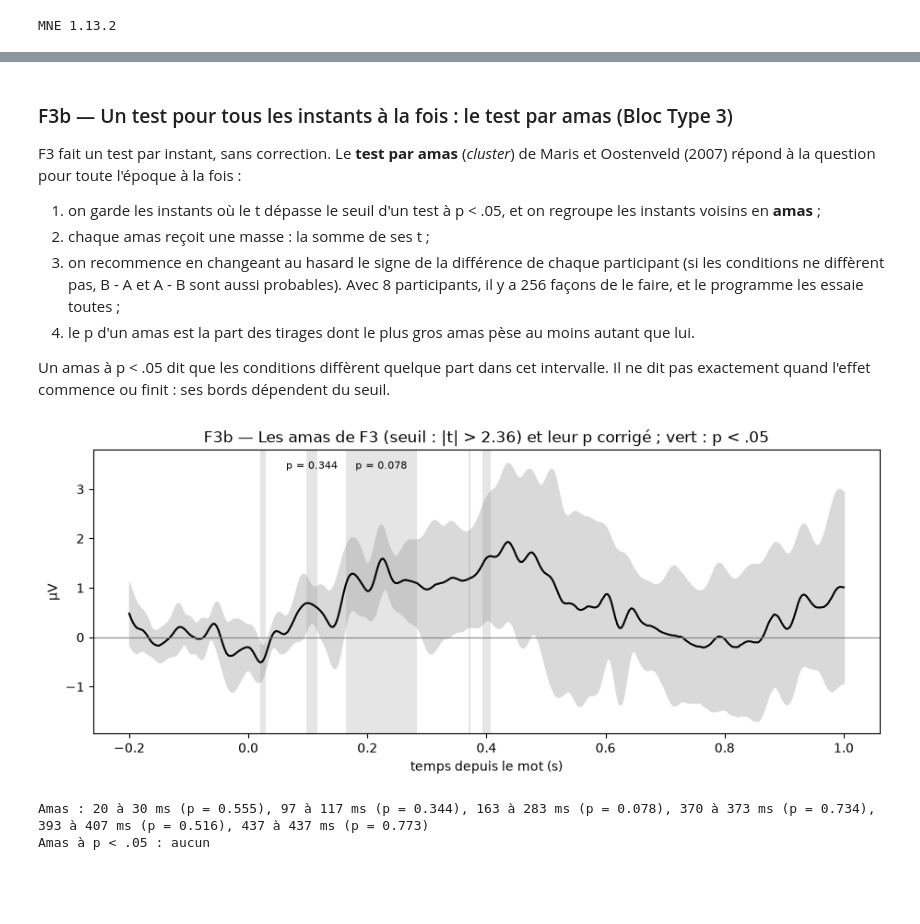
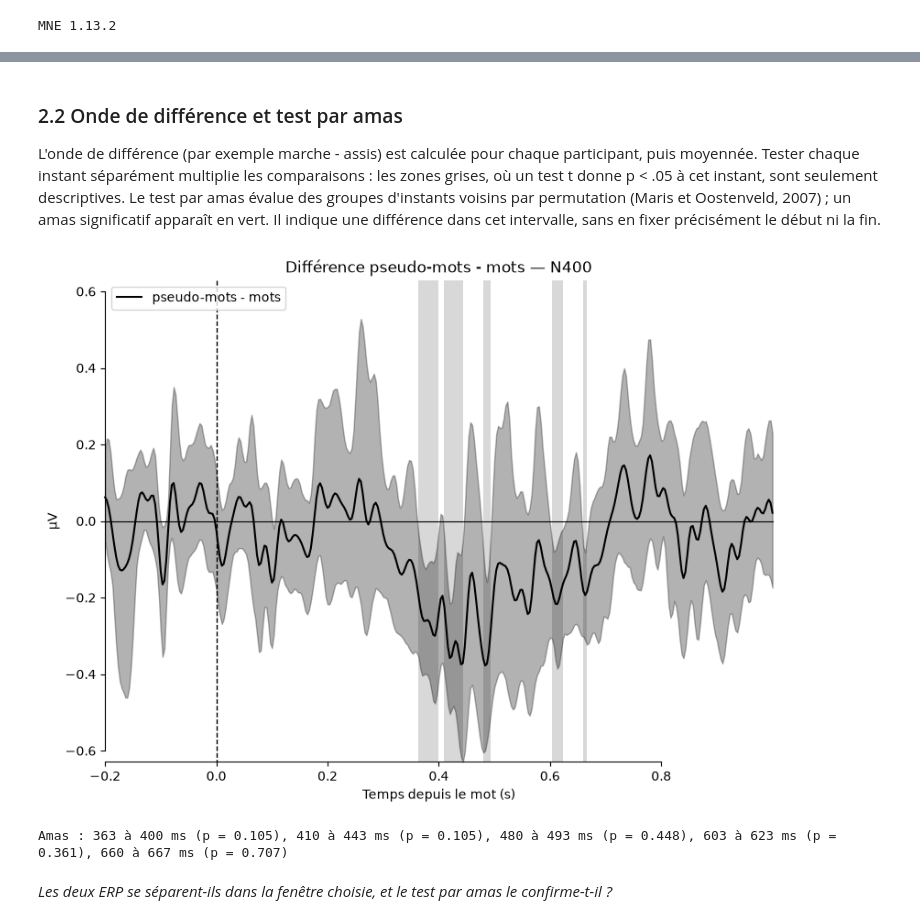
Before and after one commit to thecocolab/PSY2007D-UdeM, a Jupyter notebook: 09_analysis1_lexicaldecision.ipynb, the cells around one changed output, grey strips where cells are left out. Saved outputs shown, nothing was run; the diff lists cells and outputs as text; code cells hidden in the pictures; blank space fills up the shorter version.

```diff
--- a/09_analysis1_lexicaldecision.ipynb
+++ b/09_analysis1_lexicaldecision.ipynb
@@ -300,19 +353,25 @@ fréquents, il y a peu de chances de voir une différence dans l'EEG.
 # %%
 # ---- 1.1 Les moyennes de chaque participant --------------------------------------------------------------------------------------
 if HYPOTHESE == 'posture':
-    choisis = essais.assign(condition=essais['posture'])     # tous les essais (mots et pseudo-mots), selon la posture
+    choisis = essais.assign(condition=essais['posture'])     # tous les essais, mots et pseudo-mots
 elif HYPOTHESE == 'frequence':
-    choisis = essais[essais['type'].isin(['HF', 'LF'])]      # seulement les mots, fréquents ou rares
+    choisis = essais[essais['type'].isin(['HF', 'LF'])]
     if POSTURE != 'les deux':
         choisis = choisis[choisis['posture'] == POSTURE]
     choisis = choisis.assign(condition=choisis['type'])
-else:                                                        # 'lexicalite' : tous les essais, mots ou pseudo-mots
+elif HYPOTHESE == 'tr':                                      # de part et d'autre du TR médian du participant, dans chaque posture et type de mot
+    choisis = essais[essais['tr_valide']] if POSTURE == 'les deux' else essais[essais['tr_valide'] & (essais['posture'] == POSTURE)]
+    mediane = choisis.groupby(['participant', 'posture', 'type'])['tr_ms'].transform('median')
+    choisis = choisis.assign(condition=np.where(choisis['tr_ms'] > mediane, 'lents', 'rapides'))
+else:
     choisis = essais if POSTURE == 'les deux' else essais[essais['posture'] == POSTURE]
     choisis = choisis.assign(condition=np.where(choisis['type'] == 'pseudo', 'pseudo-mots', 'mots'))
-tr = choisis[choisis['tr_valide']].groupby(['participant', 'condition'])['tr_ms'].mean()   # TR moyen des réponses correctes
-exactitude = choisis.groupby(['participant', 'condition'])['correct'].mean()              # part de réponses correctes
+tr = choisis[choisis['tr_valide']].groupby(['participant', 'condition'])['tr_ms'].mean()   # réponse correcte, 250 ms ou plus, pas aberrante
+exactitude = choisis.groupby(['participant', 'condition'])['correct'].mean()              # une omission (correct vide) ne compte pas
 comport = pd.DataFrame({'TR (ms)': tr, 'Exactitude (%)': 100 * exactitude}).reset_index()
-comport['IES (ms)'] = comport['TR (ms)'] / (comport['Exactitude (%)'] / 100)               # IES = TR / exactitude
+comport['IES (ms)'] = comport['TR (ms)'] / (comport['Exactitude (%)'] / 100)
+if HYPOTHESE == 'tr':                                        # seules les réponses correctes ont un TR : l'exactitude n'a pas de sens ici
+    comport = comport[['participant', 'condition', 'TR (ms)']]
 comport.round(1)
 # %% [output]
 |  | participant | condition | TR (ms) | Exactitude (%) | IES (ms) |
@@ -445,42 +506,30 @@ de la section 4, fait une seule fois, dans une fenêtre choisie à l'avance.
 # %% [markdown]
-### F3b — Un test pour tous les instants à la fois : le test par amas (Bloc Type 3)
+### 2.2 Onde de différence et test par amas
 
-F3 fait un test par instant, sans correction. Le **test par amas** (*cluster*) de Maris et Oostenveld (2007) répond à la question pour toute
-l'époque à la fois :
-1. on garde les instants où le t dépasse le seuil d'un test à p < .05, et on regroupe les instants voisins en **amas** ;
-2. chaque amas reçoit une masse : la somme de ses t ;
-3. on recommence en changeant au hasard le signe de la différence de chaque participant (si les conditions ne diffèrent pas, B - A et
-   A - B sont aussi probables). Avec 8 participants, il y a 256 façons de le faire, et le programme les essaie toutes ;
-4. le p d'un amas est la part des tirages dont le plus gros amas pèse au moins autant que lui.
-
-Un amas à p < .05 dit que les conditions diffèrent quelque part dans cet intervalle. Il ne dit pas exactement quand l'effet commence ou
-finit : ses bords dépendent du seuil.
+L'onde de différence (par exemple marche - assis) est calculée pour chaque participant, puis moyennée. Tester chaque instant séparément
+multiplie les comparaisons : les zones grises, où un test t donne p < .05 à cet instant, sont seulement descriptives. Le test par amas évalue
+des groupes d'instants voisins par permutation (Maris et Oostenveld, 2007) ; un amas significatif apparaît en vert. Il indique une différence
+dans cet intervalle, sans en fixer précisément le début ni la fin.
 # %%
-# ---- F3b : le test par amas sur l'onde de différence de F3 -----------------------------------------------------------------------
-from mne.stats import permutation_cluster_1samp_test           # le test par amas de MNE
-SEUIL_T = stats.t.ppf(0.975, len(difference) - 1)            # le t d'un test bilatéral à p < .05 : il forme les amas
-t_obs, amas, p_amas, _ = permutation_cluster_1samp_test(difference, threshold=SEUIL_T, n_permutations=1024, tail=0, out_type='mask',
-                                                       seed=97, verbose=False)   # toutes les permutations des signes s'il y en a moins de 1024
-fig, ax = plt.subplots(figsize=(11, 4))
-ax.fill_between(temps, moyenne - 1.96 * erreur, moyenne + 1.96 * erreur, color='0.85')
-ax.plot(temps, moyenne, color='k', label=f'{COND_B} - {COND_A}')
-ax.axhline(0, color='0.5', lw=0.8)
-haut = ax.get_ylim()[1]
-for masque, p_a in zip(amas, p_amas):                         # chaque amas : vert s'il est significatif, gris sinon
-    ax.axvspan(temps[masque][0], temps[masque][-1], color='C2' if p_a < 0.05 else '0.6', alpha=0.25, lw=0)
-    if temps[masque][-1] - temps[masque][0] >= 0.02:          # le p des amas d'au moins 20 ms (tous sont dans la sortie)
-        ax.text(temps[masque].mean(), haut * 0.9, f'p = {p_a:.3f}', ha='center', fontsize=8)
-ax.set_xlabel(f'temps depuis {ZERO} (s)')
-ax.set_ylabel('µV')
-ax.set_title(f'F3b — Les amas de F3 (seuil : |t| > {SEUIL_T:.2f}) et leur p corrigé ; vert : p < .05')
+# ---- F3 : l'onde de différence et le test par amas -------------------------------------------------------------------------------
+from mne.stats import permutation_cluster_1samp_test
+
+difference = [mne.combine_evoked([b, a], weights=[1, -1]) for a, b in zip(onde_A, onde_B)]   # B - A, pour chaque participant
+X = np.array([d.data[0] for d in difference]) * 1e6           # participants x instants (µV)
+seuil = stats.t.ppf(0.975, len(X) - 1)                        # forme les amas : le t d'un test bilatéral à p < .05
+_, amas, p_amas, _ = permutation_cluster_1samp_test(X, threshold=seuil, n_permutations=1024, tail=0, out_type='mask', seed=97)
+figure = mne.viz.plot_compare_evokeds({f'{COND_B} - {COND_A}': difference}, picks='région', ci=0.95, colors=['k'], show_sensors=False,
+                                      title=f'Différence {COND_B} - {COND_A} — {NOM}', show=False)[0]
+ax = figure.axes[0]
+temps = difference[0].times
+for masque, p in zip(amas, p_amas):                           # vert : amas significatif ; gris : p < .05 instant par instant seulement
+    ax.axvspan(temps[masque][0], temps[masque][-1], color='C2' if p < 0.05 else '0.5', alpha=0.3, lw=0, zorder=0)
+ax.set_xlabel(f'Temps depuis {ZERO} (s)')
 plt.show()
-ordre = np.argsort([temps[m][0] for m in amas])                 # les amas dans l'ordre du temps
-tous = [f'{temps[amas[k]][0] * 1000:.0f} à {temps[amas[k]][-1] * 1000:.0f} ms (p = {p_amas[k]:.3f})' for k in ordre]
-significatifs = [a for a, k in zip(tous, ordre) if p_amas[k] < 0.05]
-bilan['F3b amas à p < .05'] = dict(n=len(difference), amas=', '.join(significatifs) or 'aucun')
-print('Amas :', ', '.join(tous) or 'aucun')
-print('Amas à p < .05 :', ', '.join(significatifs) or 'aucun')
+ordre = np.argsort([temps[m][0] for m in amas])                # les amas dans l'ordre du temps
+print('Amas :', ', '.join(f'{temps[amas[k]][0] * 1000:.0f} à {temps[amas[k]][-1] * 1000:.0f} ms (p = {p_amas[k]:.3f})' for k in ordre) or 'aucun')
 # %% [output]
-[figure, old version]
+[figure, new version]
-Amas : 20 à 30 ms (p = 0.555), 97 à 117 ms (p = 0.344), 163 à 283 ms (p = 0.078), 370 à 373 ms (p = 0.734), 393 à 407 ms (p = 0.516), 437 à 437 ms (p = 0.773)
-Amas à p < .05 : aucun
+Amas : 363 à 400 ms (p = 0.105), 410 à 443 ms (p = 0.105), 480 à 493 ms (p = 0.448), 603 à 623 ms (p = 0.361), 660 à 667 ms (p = 0.707)
+# %% [markdown]
+*Les deux ERP se séparent-ils dans la fenêtre choisie, et le test par amas le confirme-t-il ?*
```
Also changed, not shown: parts of 50 cells of this notebook, 3 other files.
